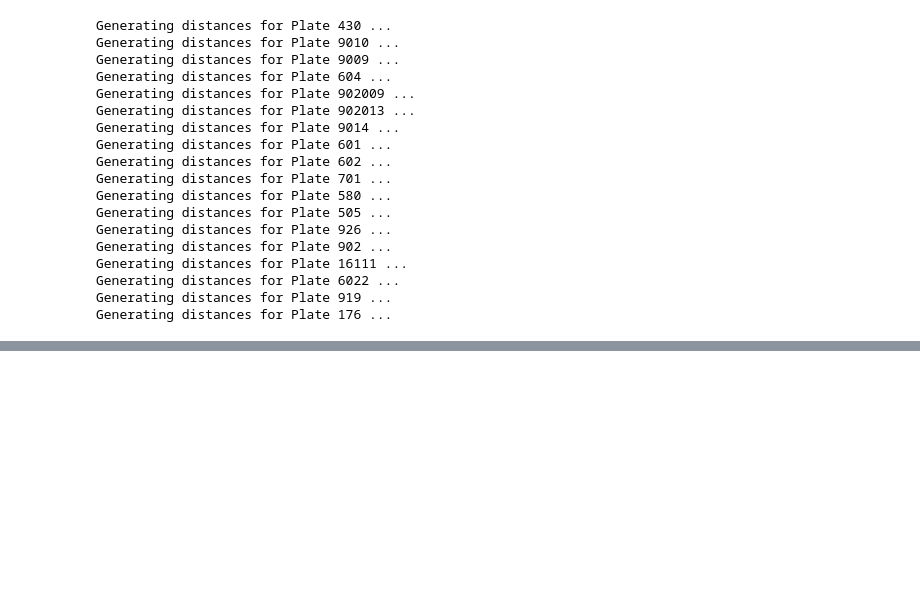
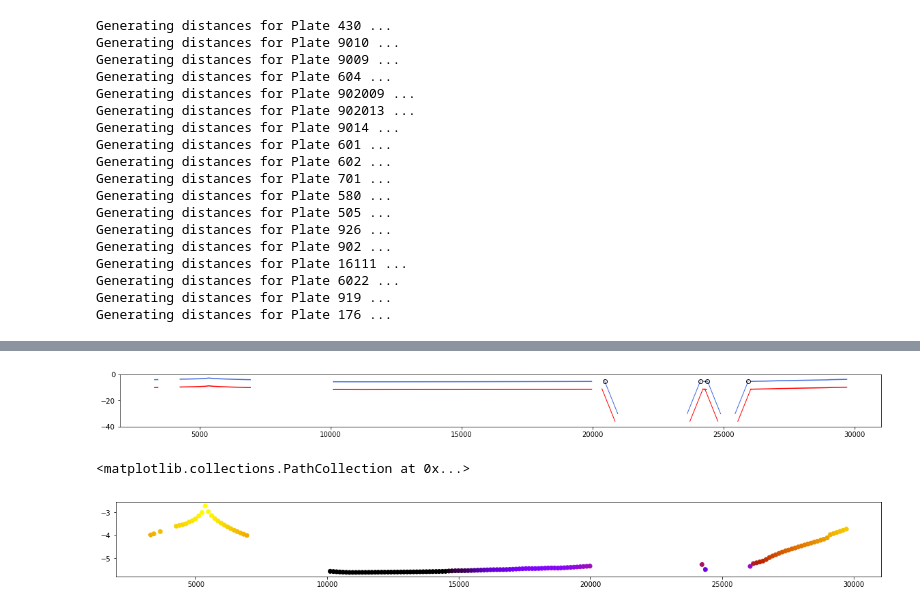
Before and after one commit to siwill22/paleogeography, a Jupyter notebook: paleotopo-cross-section-from-function-calls.ipynb, the cells around one changed output, grey strips where cells are left out. Saved outputs shown, nothing was run; the diff lists cells and outputs as text; code cells hidden in the pictures; blank space fills up the shorter version.

```diff
--- a/paleotopo-cross-section-from-function-calls.ipynb
+++ b/paleotopo-cross-section-from-function-calls.ipynb
@@ -209,0 +210,49 @@ print subduction_intersections
+# %%
+from reconstruction_classes import *
+from raster_reconstruction_classes import *
+#gridX,gridY,gridZ = pg.load_netcdf('/Users/simon/GIT/agegrid-dev/M16a/masked/M16_seafloor_age_mask_{:0.1f}Ma.nc'.format(time))
+seafloor_age_grid = GplatesRaster('/Users/simon/GIT/agegrid-dev/M16a/masked/M16_seafloor_age_mask_{:0.1f}Ma.nc'.format(time))
+
+#seafloor_age_profile = pg.create_slice(gridX,gridY,gridZ,GreatCirclePoints,ProfilePoints)
+
+#print GreatCirclePoints
+
+seafloor_age_profile = seafloor_age_grid.sample_using_gmt(GreatCirclePoints[:,1],GreatCirclePoints[:,0])
+
+seafloor_depth_profile = pg.age2depth(seafloor_age_profile)/1000
+seafloor_litho_thickness = np.sqrt(seafloor_age_profile)
+
+profile_plate_ids = pg.profile_plate_ids(resolved_topologies,rotation_model,GreatCirclePoints)
+
+daspect = 50
+
+plt.figure(figsize=(20,2))
+plt.plot(ProfileX_kms,seafloor_depth_profile, color='royalblue')
+plt.plot(ProfileX_kms,seafloor_depth_profile-6., color='red')
+#plt.plot(ProfileX_kms,seafloor_depth_profile-seafloor_litho_thickness*100)
+
+
+for point in subduction_intersections:
+    plt.plot(point[1],-5, 'ko', zorder=2, fillstyle='none')
+
+    if point[2]:
+        plt.plot([point[1],(point[1]-(10*daspect))],[-5,-30],linewidth=1,color='royalblue',zorder=1)
+        plt.plot([(point[1]+(2*daspect)),(point[1]-(10*daspect)+(2*daspect))],[-11,-36],linewidth=1,color='red',zorder=1)
+    else:
+        plt.plot([point[1],(point[1])+(10*daspect)],[-5,-30],linewidth=1,color='royalblue',zorder=1)
+        plt.plot([(point[1]-(2*daspect)),(point[1])+(10*daspect)-(2*daspect)],[-11,-36],linewidth=1,color='red',zorder=1)
+
+
+
+plt.ylim(-40,0)
+plt.gca().set_aspect(daspect)
+plt.show()
+
+
+plt.figure(figsize=(20,2))
+#plt.plot(ProfileX_kms,profile_plate_ids)
+plt.scatter(ProfileX_kms,seafloor_depth_profile,c=seafloor_age_profile,cmap=plt.cm.gnuplot_r,vmin=0,vmax=120)
+# %% [output]
+[figure, added]
+<matplotlib.collections.PathCollection at 0x...>
+[figure, added]
```
Also changed, not shown: parts of 7 cells of this notebook.
